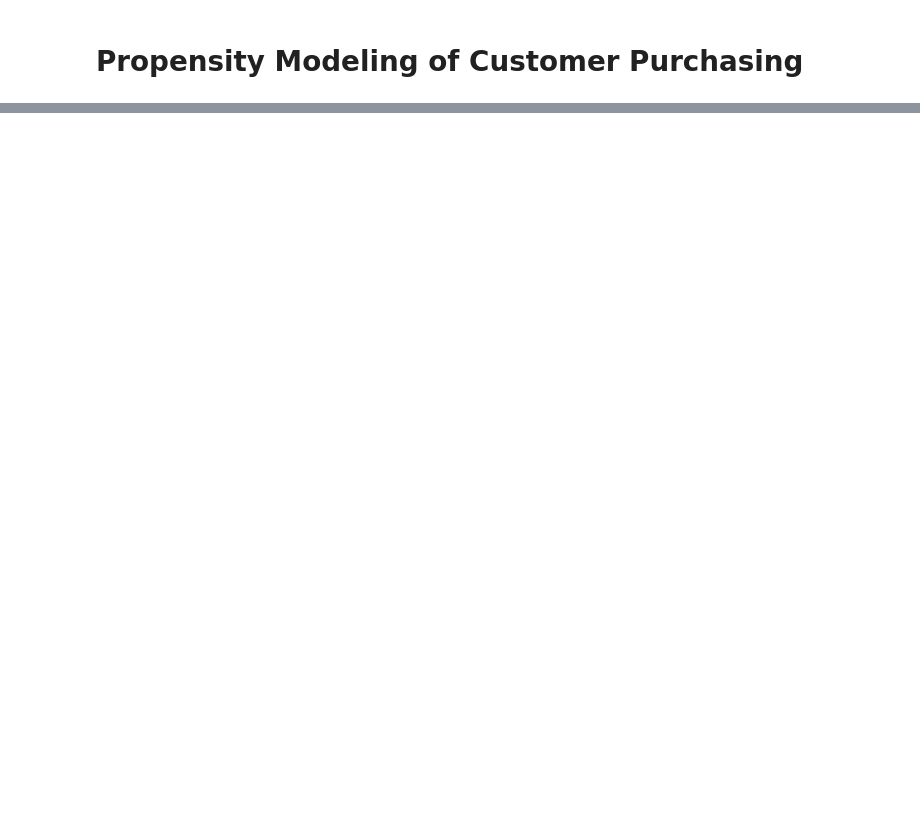
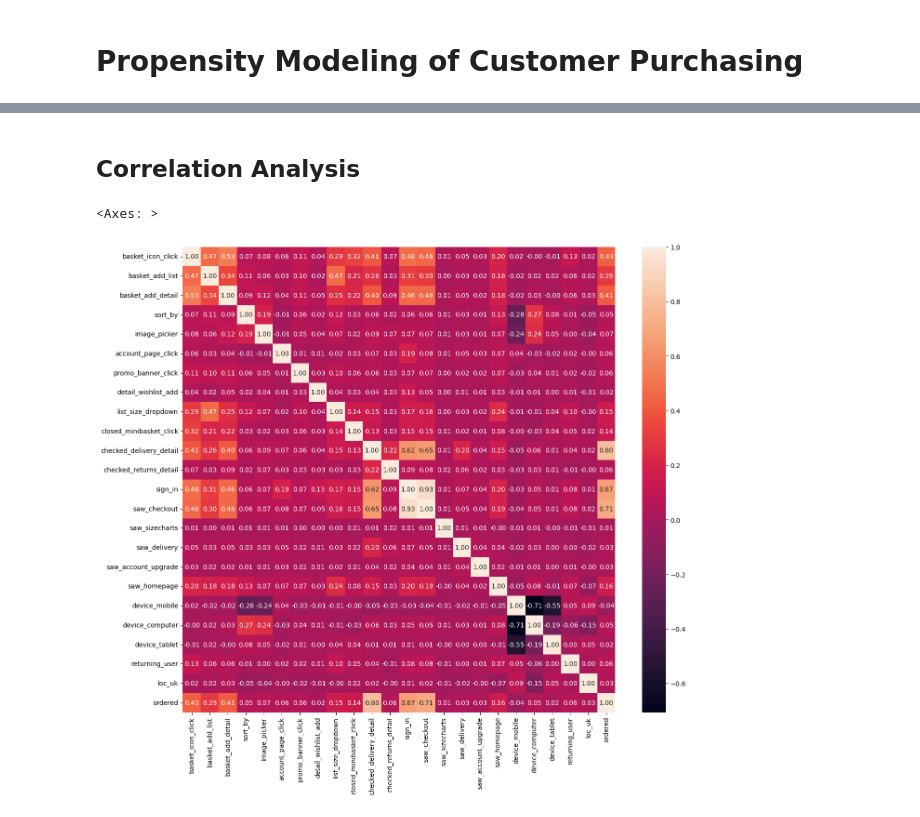
Before and after one commit to pjcroxas/Data-Analytics, a Jupyter notebook: Propensity_Modeling.ipynb, the cells around one changed output, grey strips where cells are left out. Drawn from its saved outputs; the diff is of its cells as text; code cells hidden in the pictures; blank space fills up the shorter version.

```diff
--- a/Propensity_Modeling.ipynb
+++ b/Propensity_Modeling.ipynb
@@ -20,0 +82,11 @@ ui_df_train.sample(3)
+# %% [markdown]
+## Correlation Analysis
+# %%
+num_columns = ui_df_train.drop("UserID", axis=1)
+plt.figure(figsize=(15, 13))
+sns.heatmap(num_columns.corr(),
+            fmt=".2f",
+            annot=True)
+# %% [output]
+<Axes: >
+[figure, added]
```
Also changed, not shown: parts of 29 cells of this notebook.
